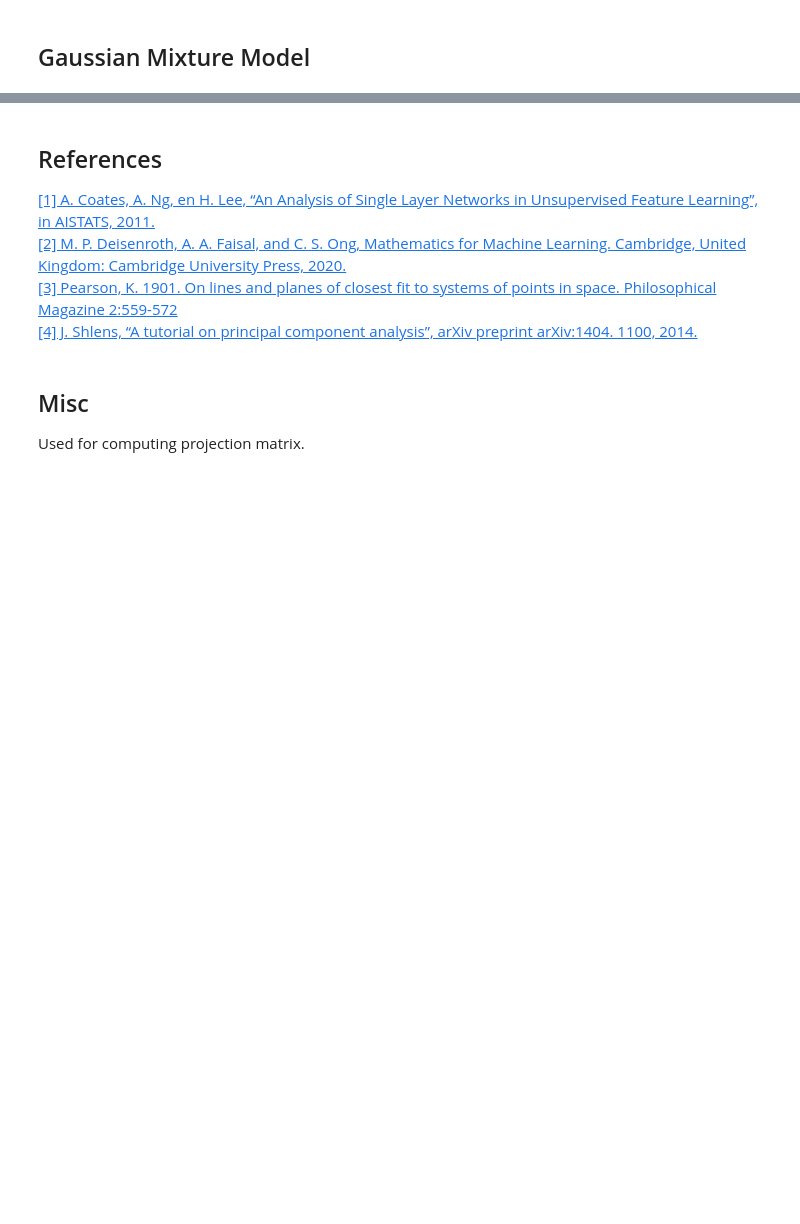
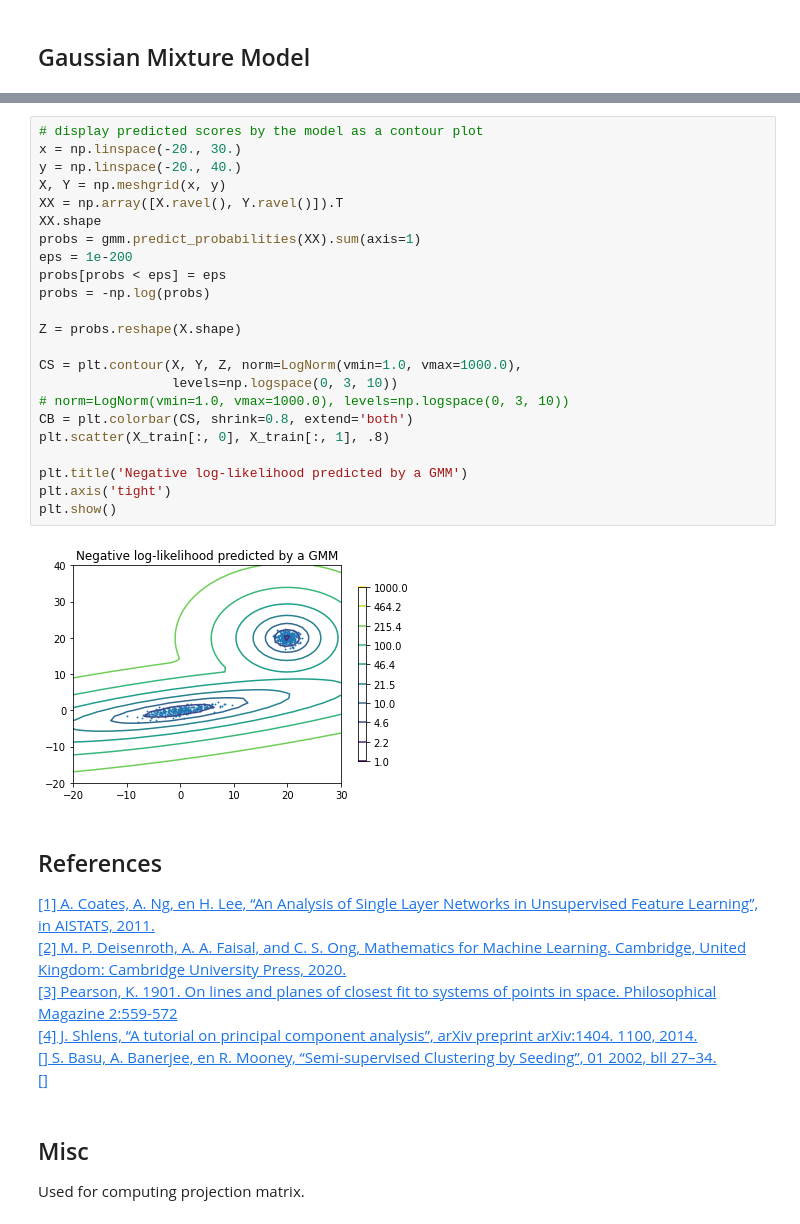
Before and after one commit to peeeyow/stl10-pca-gmm-experiment, a Jupyter notebook: stl10_pca_gmm_experiment.ipynb, the cells around one changed output, grey strips where cells are left out. Saved outputs shown, nothing was run; the diff lists cells and outputs as text; blank space fills up the shorter version.

```diff
--- a/stl10_pca_gmm_experiment.ipynb
+++ b/stl10_pca_gmm_experiment.ipynb
@@ -666,3 +859,28 @@ r_ni shape = (100,)
+# %%
+# display predicted scores by the model as a contour plot
+x = np.linspace(-20., 30.)
+y = np.linspace(-20., 40.)
+X, Y = np.meshgrid(x, y)
+XX = np.array([X.ravel(), Y.ravel()]).T
+XX.shape
+probs = gmm.predict_probabilities(XX).sum(axis=1)
+eps = 1e-200
+probs[probs < eps] = eps
+probs = -np.log(probs)
+
+Z = probs.reshape(X.shape)
+
+CS = plt.contour(X, Y, Z, norm=LogNorm(vmin=1.0, vmax=1000.0),
+                 levels=np.logspace(0, 3, 10))
+# norm=LogNorm(vmin=1.0, vmax=1000.0), levels=np.logspace(0, 3, 10))
+CB = plt.colorbar(CS, shrink=0.8, extend='both')
+plt.scatter(X_train[:, 0], X_train[:, 1], .8)
+
+plt.title('Negative log-likelihood predicted by a GMM')
+plt.axis('tight')
+plt.show()
+# %% [output]
+[figure, added]
 # %% [markdown]
 ## References
 
@@ -670,6 +888,8 @@ r_ni shape = (100,)
 <a id='2'>[\[2\] M. P. Deisenroth, A. A. Faisal, and C. S. Ong, Mathematics for Machine Learning. Cambridge, United Kingdom: Cambridge University Press, 2020.](https://mml-book.com)</a>
 <a id='3'>[\[3\] Pearson, K. 1901. On lines and planes of closest fit to systems of points in space. Philosophical Magazine 2:559-572](https://cdn1.sph.harvard.edu/wp-content/uploads/sites/1056/2012/10/pearson1901.pdf)</a>
 <a id='4'>[\[4\] J. Shlens, “A tutorial on principal component analysis”, arXiv preprint arXiv:1404. 1100, 2014.](https://arxiv.org/abs/1404.1100)</a>
+<a id=''>[\[\] S. Basu, A. Banerjee, en R. Mooney, “Semi-supervised Clustering by Seeding”, 01 2002, bll 27–34.](https://www.cs.utexas.edu/~ml/papers/semi-icml-02.pdf)</a>
+<a id=''>[\[\] ]()</a>
 # %% [markdown]
 ## Misc
 Used for computing projection matrix.
```
Also changed, not shown: parts of 7 cells of this notebook.
